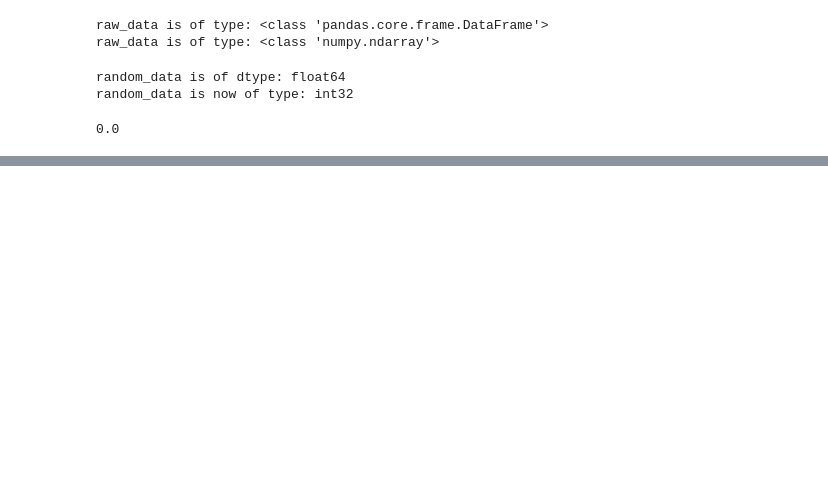
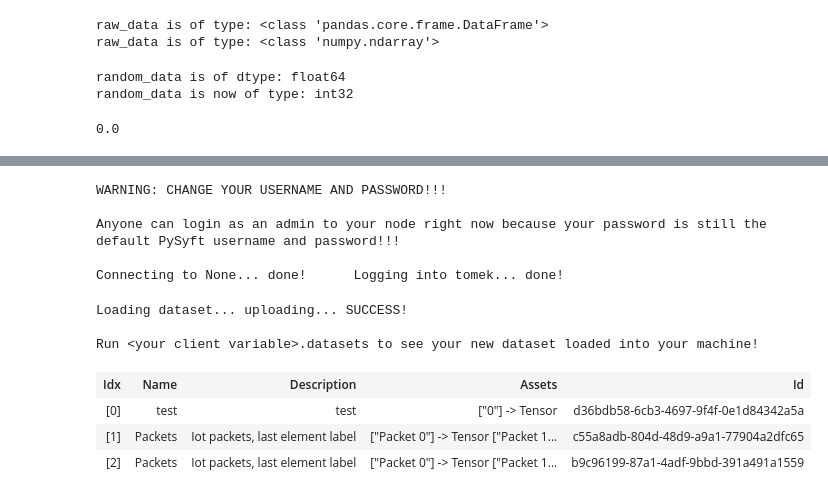
Before and after one commit to indianatoms/FL-PCAP-Analysis, a Jupyter notebook: syft/pysyft_client.ipynb, the cells around one changed output, grey strips where cells are left out. Drawn from its saved outputs; the diff is of its cells as text; code cells hidden in the pictures; blank space fills up the shorter version.

Commit message:
PySyFt client

```diff
--- a/syft/pysyft_client.ipynb
+++ b/syft/pysyft_client.ipynb
@@ -150,0 +193,9 @@ for i in range(raw_data.shape[-1]):
+# %%
+# Login to Domain Node
+domain_node = sy.login(email="info@openmined.org", password="changethis", port=8081)
+# %% [output]
+WARNING: CHANGE YOUR USERNAME AND PASSWORD!!!
+
+Anyone can login as an admin to your node right now because your password is still the default PySyft username and password!!!
+
+Connecting to None... done!      Logging into tomek... done!
@@ -150,0 +205,19 @@ for i in range(raw_data.shape[-1]):
+# %%
+# Upload the dataset!
+domain_node.load_dataset(
+    assets=dataset,
+    name="Packets",
+    description="Iot packets, last element label",
+    metadata="iot"
+)
+# %% [output]
+Loading dataset... uploading... SUCCESS!
+
+Run <your client variable>.datasets to see your new dataset loaded into your machine!
+# %%
+domain_node.datasets
+# %% [output]
+| Idx | Name | Description | Assets | Id |
+| [0] | test | test | ["0"] -> Tensor | d36bdb58-6cb3-4697-9f4f-0e1d84342a5a |
+| [1] | Packets | Iot packets, last element label | ["Packet 0"] -> Tensor ["Packet 1... | c55a8adb-804d-48d9-a9a1-77904a2dfc65 |
+| [2] | Packets | Iot packets, last element label | ["Packet 0"] -> Tensor ["Packet 1... | b9c96199-87a1-4adf-9bbd-391a491a1559 |
```
Also changed, not shown: parts of 14 cells of this notebook.
